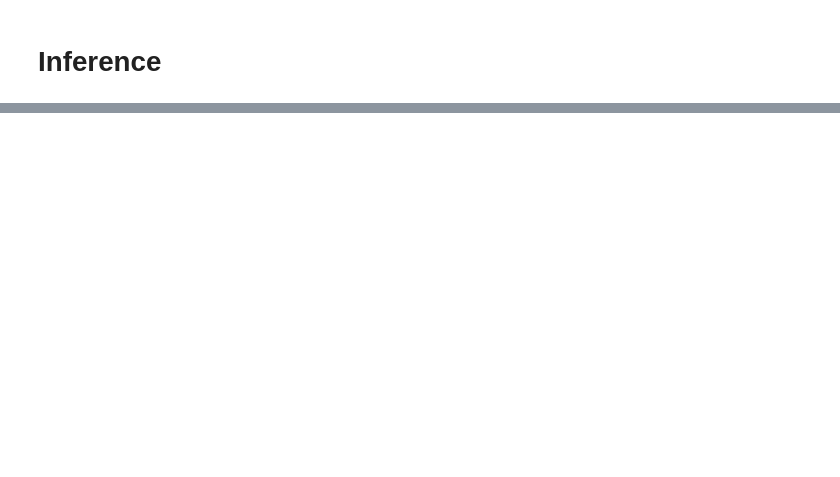
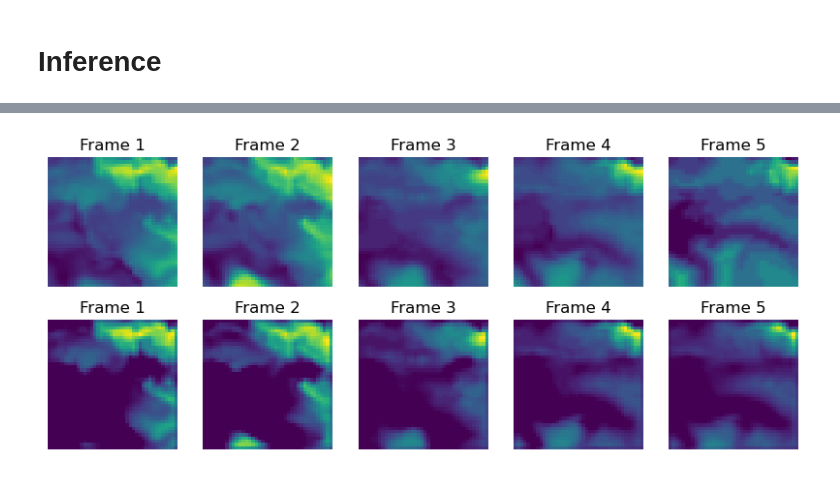
Before and after one commit to matthewgraca/hrrr-smoke-viz, a Jupyter notebook: hrrr-convlstm_experiment.ipynb, the cells around one changed output, grey strips where cells are left out. Drawn from its saved outputs; the diff is of its cells as text; code cells hidden in the pictures; blank space fills up the shorter version.

Commit message:
debugged all model, metrics, and visualization code. added next-5 frame prediction

```diff
--- a/hrrr-convlstm_experiment.ipynb
+++ b/hrrr-convlstm_experiment.ipynb
@@ -174,6 +175,6 @@ def sliding_window_of(frames, sample_size, rows, cols, channels):
         samples[i] = np.array([frames[j] for j in range(i, i + sample_size)])
     return samples
 
-complete_dataset = sliding_window_of(frames=frames, sample_size=5, rows=40, cols=40, channels=1)
+complete_dataset = sliding_window_of(frames=frames, sample_size=6, rows=40, cols=40, channels=1)
 print(f"Shape of the final input: {complete_dataset.shape}")
 # %% [output]
@@ -245,11 +256,14 @@ ModuleNotFoundError: No module named 'tensorflow'
 # %%
 seq = Sequential()
+
+seq.add(
+    InputLayer(shape=(5, 40, 40, 1))
+)
 
 seq.add(
     ConvLSTM2D(
             filters=15,
             kernel_size=(3, 3),
-            input_shape=(5, 40, 40, 1),
             padding='same', return_sequences=True
     )
 )
@@ -285,3 +299,4 @@ seq.add(
 )
 
 seq.compile(loss='mean_absolute_error', optimizer='adam')
+seq.summary()
@@ -307,21 +398,22 @@ for i in range(5):
 # %%
+# examine results
 # Construct a figure on which we will visualize the images.
-fig, axes = plt.subplots(2, 5, figsize=(10, 8))
+fig, axes = plt.subplots(2, 5, figsize=(10, 4))
 
 # plot original frames
 np.random.seed(42)
 rand_sample = np.random.choice(range(len(y_val)), size=1)[0]
-for idx, ax in enumerate(axes.flat):
+for idx, ax in enumerate(axes[0]):
     ax.imshow(np.squeeze(y_val[rand_sample][idx]))
     ax.set_title(f"Frame {idx + 1}")
     ax.axis("off")
 
-plt.show()
-
 # plot predicted frames
-for idx, ax in enumerate(axes.flat):
+for idx, ax in enumerate(axes[1]):
     ax.imshow(np.squeeze(y_hat[rand_sample][idx]))
     ax.set_title(f"Frame {idx + 1}")
     ax.axis("off")
 
 plt.show()
+# %% [output]
+[figure, added]
```
Also changed, not shown: parts of 16 cells of this notebook.
